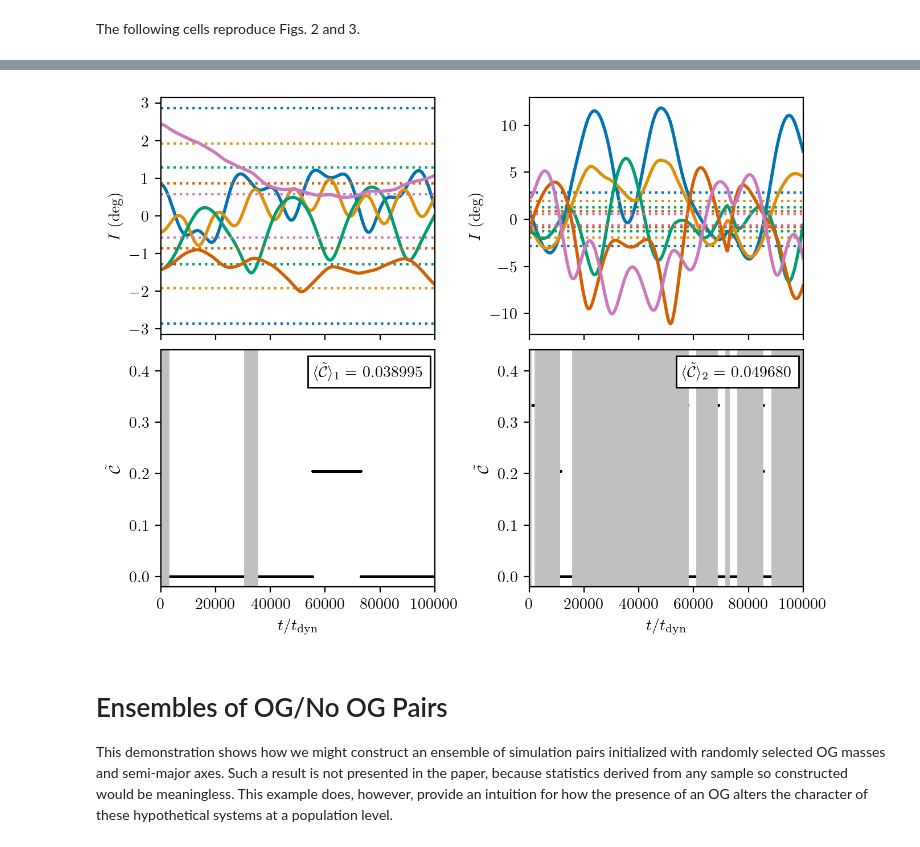
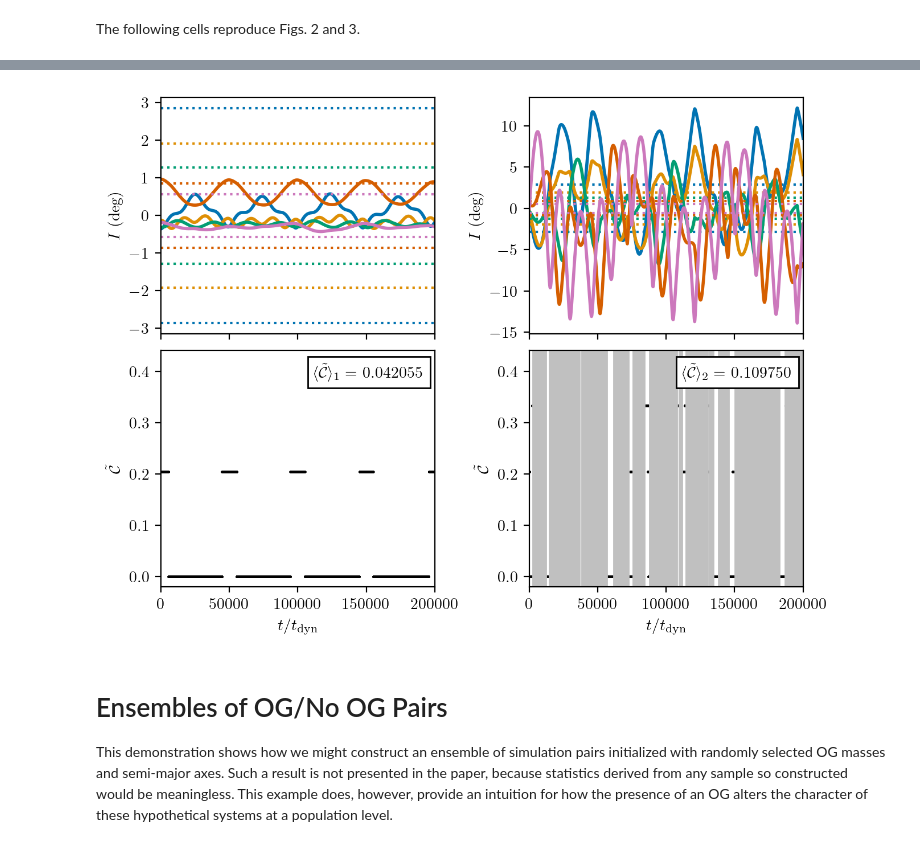
Before and after one commit to jrlivesey/SecularGapComplexity, a Jupyter notebook: simulation-pairs.ipynb, the cells around one changed output, grey strips where cells are left out. Cells and saved outputs as stored; diff of their text form; code cells hidden in the pictures.

```diff
--- a/simulation-pairs.ipynb
+++ b/simulation-pairs.ipynb
@@ -41,18 +44,18 @@ simpair.plot()
 # %%
 ## Initialize new system
-simpair = SimulationPair(5, simulation_time=100_000, rng_seed=rng_seed)
+simpair = SimulationPair(5, simulation_time=200_000, rng_seed=rng_seed)
 simpair.add(m=1.0e-2, a=2.0)
 
 ## Obtain gap complexity evolution
 simpair.get_ll_systems()
 simpair.get_ll_solutions()
 simpair.get_gap_complexities()
 
 ## Plot results
 # simpair.plot(save=True)
 simpair.plot()
 # %% [output]
-[figure, old version]
+[figure, new version]
 # %% [markdown]
 # Ensembles of OG/No OG Pairs
 
```
Also changed, not shown: parts of 6 cells of this notebook.
